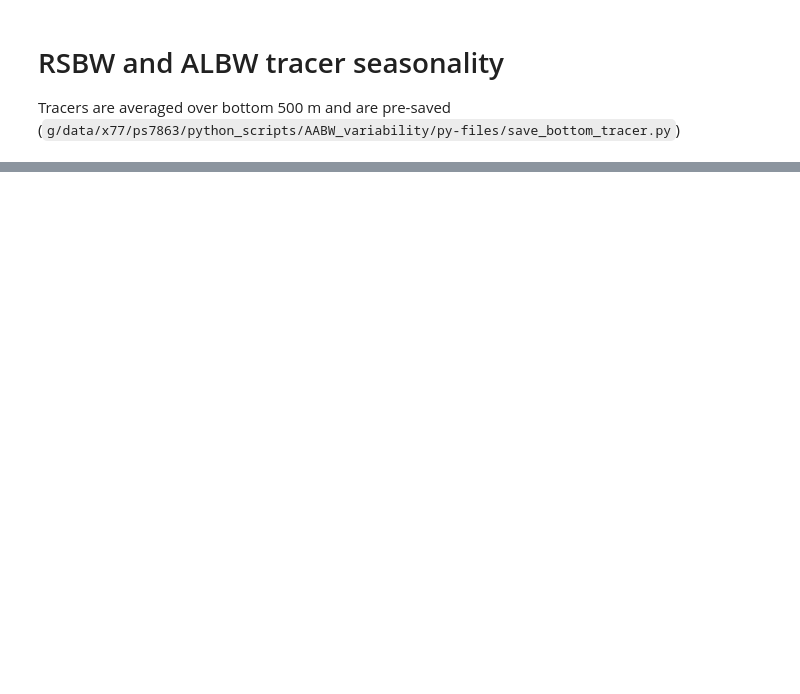
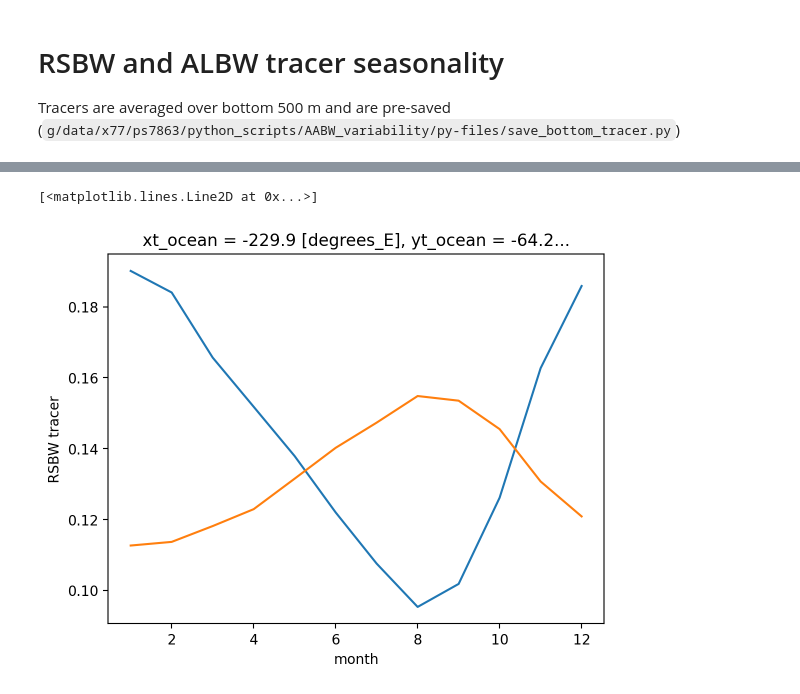
Before and after one commit to polinaesia/AABW_variability, a Jupyter notebook: tracer_seasonality.ipynb, the cells around one changed output, grey strips where cells are left out. Cells and saved outputs as stored; diff of their text form; code cells hidden in the pictures; blank space fills up the shorter version.

```diff
--- a/tracer_seasonality.ipynb
+++ b/tracer_seasonality.ipynb
@@ -74,6 +74,15 @@ rsbw_tracer = xr.open_dataset('/g/data/x77/ps7863/data/AABW_variability/RSBW_tra
 
 albw_tracer = albw_tracer['ALBW_tracer']
 rsbw_tracer = rsbw_tracer['RSBW tracer']
+# %%
+albw_tracer = albw_tracer.sel(time=time_slice)
+rsbw_tracer = rsbw_tracer.sel(time=time_slice)
 # %%
 albw_clim = albw_tracer.groupby('time.month').mean('time')
 rsbw_clim = rsbw_tracer.groupby('time.month').mean('time')
+# %%
+albw_clim.isel(xt_ocean=500, yt_ocean=400).plot()
+rsbw_clim.isel(xt_ocean=500, yt_ocean=400).plot()
+# %% [output]
+[<matplotlib.lines.Line2D at 0x...>]
+[figure, added]
```
Also changed, not shown: parts of 17 cells of this notebook, 6 other files.
